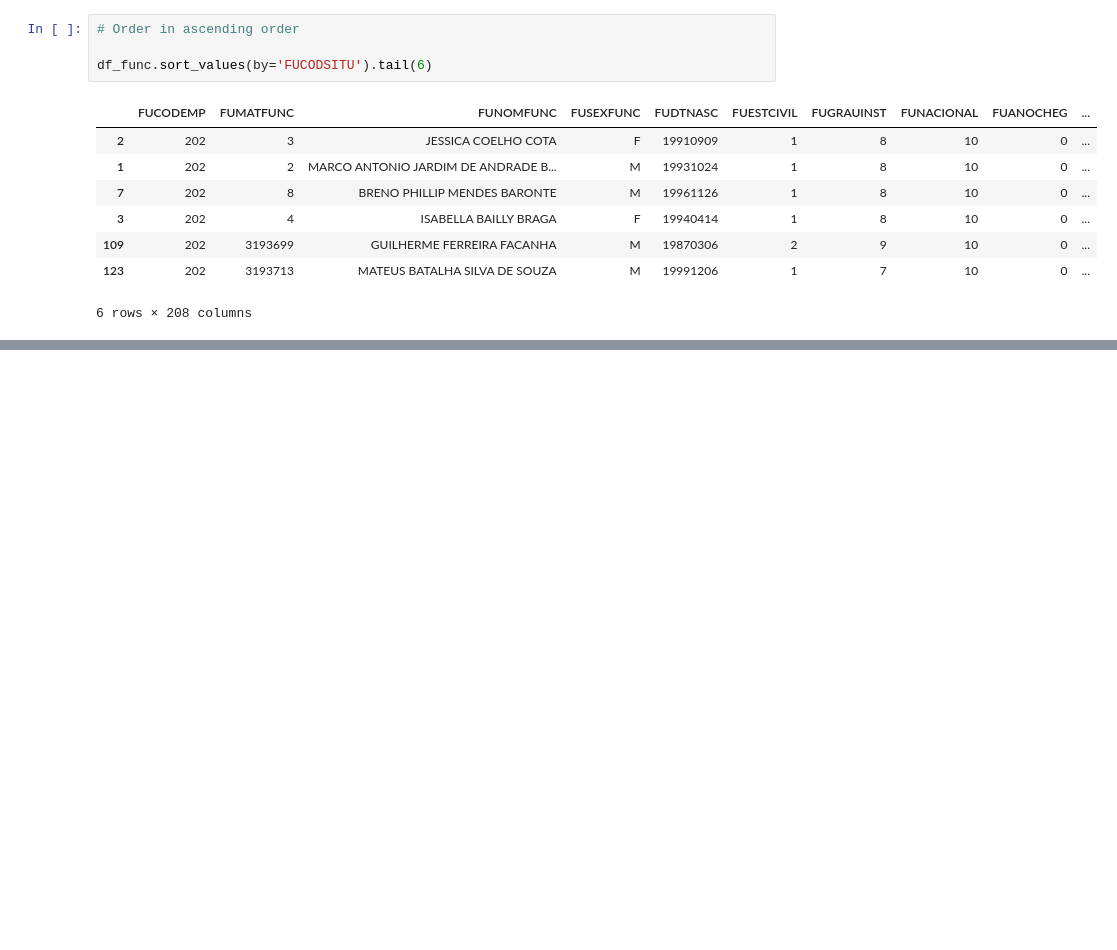
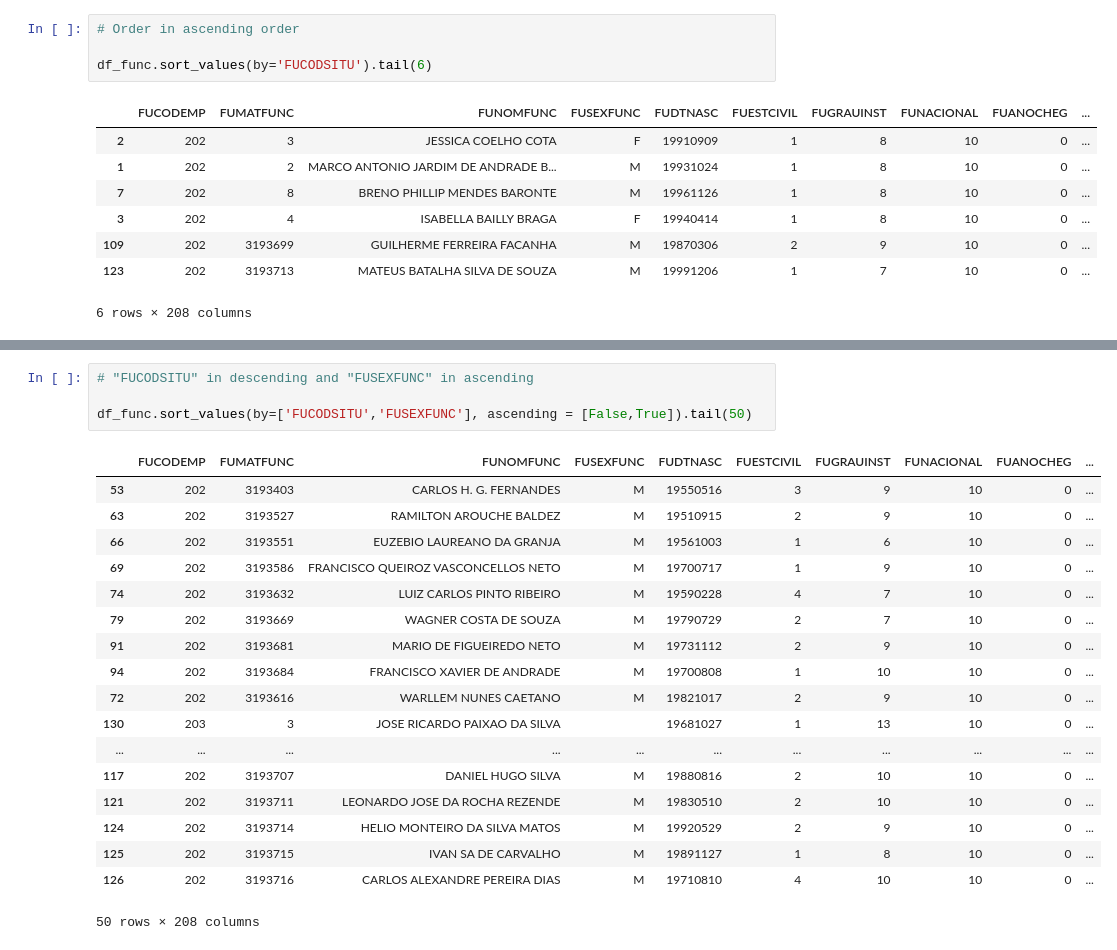
Before and after one commit to MacFernand/Python, a Jupyter notebook: Aula_3.ipynb, the cells around one changed output, grey strips where cells are left out. Drawn from its saved outputs; the diff is of its cells as text; blank space fills up the shorter version.

```diff
--- a/Aula_3.ipynb
+++ b/Aula_3.ipynb
@@ -325,0 +339,23 @@ df_func.sort_values(by='FUCODSITU').tail(6)
+# %%
+# "FUCODSITU" in descending and "FUSEXFUNC" in ascending
+
+df_func.sort_values(by=['FUCODSITU','FUSEXFUNC'], ascending = [False,True]).tail(50)
+# %% [output]
+|  | FUCODEMP | FUMATFUNC | FUNOMFUNC | FUSEXFUNC | FUDTNASC | FUESTCIVIL | FUGRAUINST | FUNACIONAL | FUANOCHEG | ... |
+| 53 | 202 | 3193403 | CARLOS H. G. FERNANDES | M | 19550516 | 3 | 9 | 10 | 0 | ... |
+| 63 | 202 | 3193527 | RAMILTON AROUCHE BALDEZ | M | 19510915 | 2 | 9 | 10 | 0 | ... |
+| 66 | 202 | 3193551 | EUZEBIO LAUREANO DA GRANJA | M | 19561003 | 1 | 6 | 10 | 0 | ... |
+| 69 | 202 | 3193586 | FRANCISCO QUEIROZ VASCONCELLOS NETO | M | 19700717 | 1 | 9 | 10 | 0 | ... |
+| 74 | 202 | 3193632 | LUIZ CARLOS PINTO RIBEIRO | M | 19590228 | 4 | 7 | 10 | 0 | ... |
+| 79 | 202 | 3193669 | WAGNER COSTA DE SOUZA | M | 19790729 | 2 | 7 | 10 | 0 | ... |
+| 91 | 202 | 3193681 | MARIO DE FIGUEIREDO NETO | M | 19731112 | 2 | 9 | 10 | 0 | ... |
+| 94 | 202 | 3193684 | FRANCISCO XAVIER DE ANDRADE | M | 19700808 | 1 | 10 | 10 | 0 | ... |
+| 72 | 202 | 3193616 | WARLLEM NUNES CAETANO | M | 19821017 | 2 | 9 | 10 | 0 | ... |
+| 130 | 203 | 3 | JOSE RICARDO PAIXAO DA SILVA |  | 19681027 | 1 | 13 | 10 | 0 | ... |
+| ... | ... | ... | ... | ... | ... | ... | ... | ... | ... | ... |
+| 117 | 202 | 3193707 | DANIEL HUGO SILVA | M | 19880816 | 2 | 10 | 10 | 0 | ... |
+| 121 | 202 | 3193711 | LEONARDO JOSE DA ROCHA REZENDE | M | 19830510 | 2 | 10 | 10 | 0 | ... |
+| 124 | 202 | 3193714 | HELIO MONTEIRO DA SILVA MATOS | M | 19920529 | 2 | 9 | 10 | 0 | ... |
+| 125 | 202 | 3193715 | IVAN SA DE CARVALHO | M | 19891127 | 1 | 8 | 10 | 0 | ... |
+| 126 | 202 | 3193716 | CARLOS ALEXANDRE PEREIRA DIAS | M | 19710810 | 4 | 10 | 10 | 0 | ... |
+50 rows × 208 columns
```
Also changed, not shown: parts of 2 cells of this notebook.
